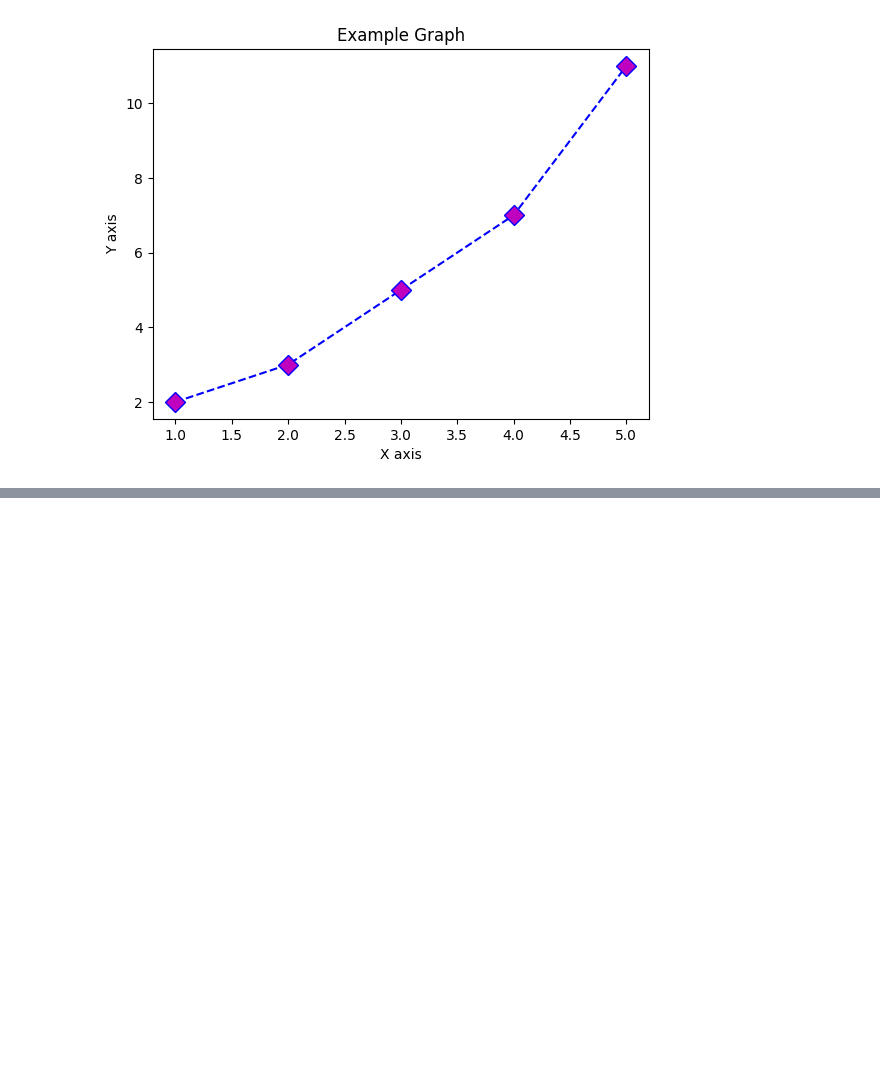
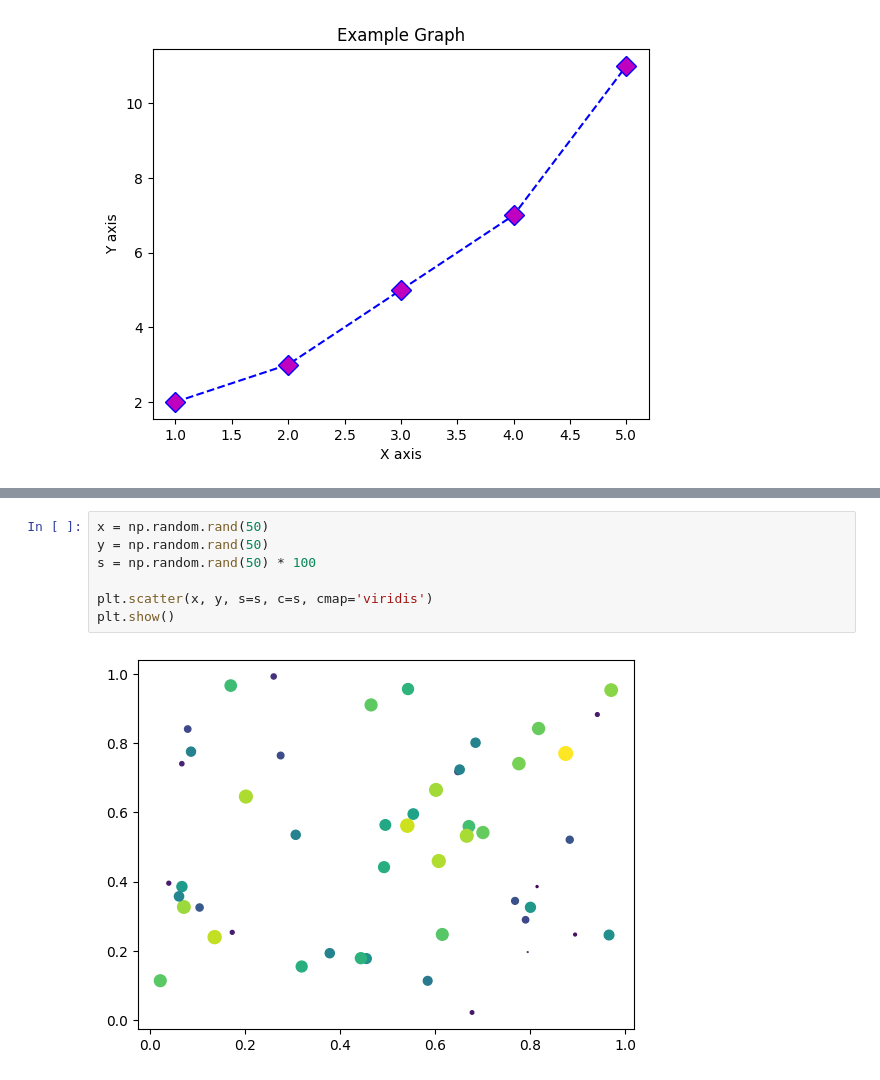
Before and after one commit to dania-kabakibi/data-analytics, a Jupyter notebook: week-07/Ex3A_Plotting_Data.ipynb, the cells around one changed output, grey strips where cells are left out. Drawn from its saved outputs; the diff is of its cells as text; blank space fills up the shorter version.

```diff
--- a/week-07/Ex3A_Plotting_Data.ipynb
+++ b/week-07/Ex3A_Plotting_Data.ipynb
@@ -72,0 +102,9 @@ plt.show()
+# %%
+x = np.random.rand(50)
+y = np.random.rand(50)
+s = np.random.rand(50) * 100
+
+plt.scatter(x, y, s=s, c=s, cmap='viridis')
+plt.show()
+# %% [output]
+[figure, added]
```
Also changed, not shown: parts of 10 cells of this notebook.
